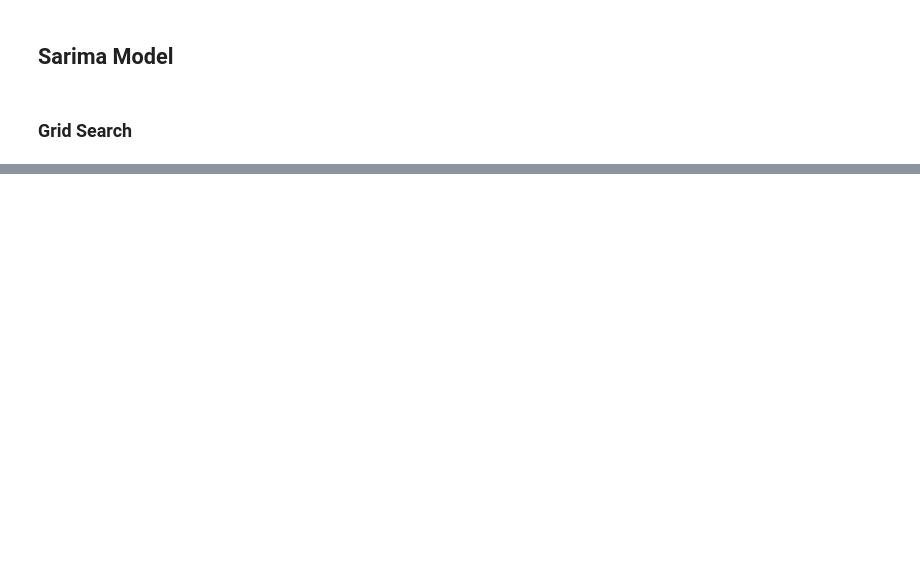
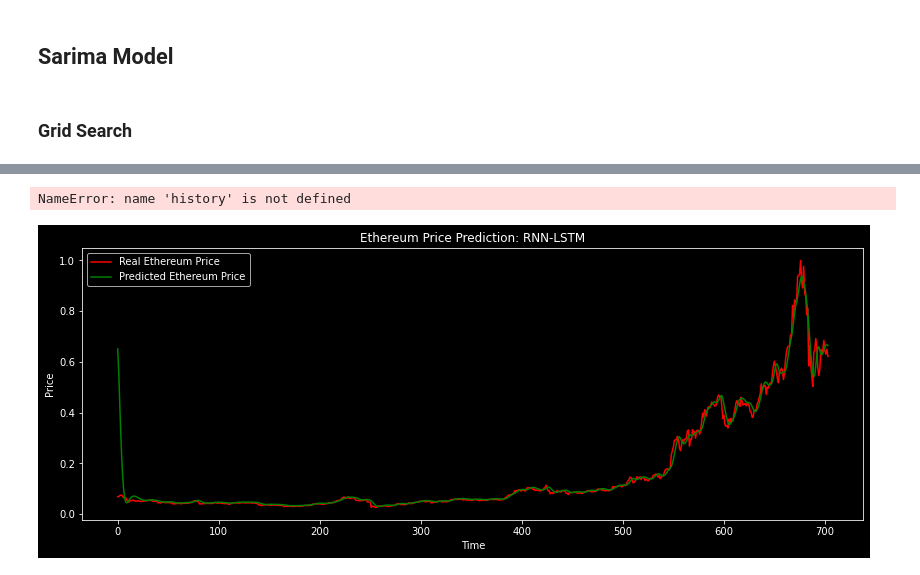
Before and after one commit to CamLadd/Ethereum_forecasting, a Jupyter notebook: model_testing.ipynb, the cells around one changed output, grey strips where cells are left out. Drawn from its saved outputs; the diff is of its cells as text; code cells hidden in the pictures; blank space fills up the shorter version.

```diff
--- a/model_testing.ipynb
+++ b/model_testing.ipynb
@@ -599,0 +673,9 @@ The Sarima RMSE for the Dynamic Forecast is 945.51
+# %%
+x_train = []
+y_train = []
+for i in range(60, scaled_training_df.shape[0]):
+    x_train.append(scaled_training_df[i-60:i])
+    y_train.append(scaled_training_df[i,0])
+
+x_train, y_train = np.array(x_train), np.array(y_train)
+x_train.shape
@@ -599,0 +692,12 @@ The Sarima RMSE for the Dynamic Forecast is 945.51
+# %%
+model = Sequential()
+model.add(LSTM(units=50, return_sequences=True,input_shape=(60, 4)))
+model.add(Dropout(0.2))
+model.add(LSTM(units=50, return_sequences=True))
+model.add(Dropout(0.2))
+model.add(LSTM(units=50))
+model.add(Dropout(0.2))
+model.add(Dense(units=1))
+model.compile(optimizer='adam', loss='mean_squared_error')
+model.summary()
+boom = model.fit(x_train, y_train, epochs=25, batch_size=32, validation_split=0.1)
@@ -599,0 +722,37 @@ The Sarima RMSE for the Dynamic Forecast is 945.51
+# %%
+loss = boom.history['loss']
+val_loss = history.history['val_loss']
+epochs = range(len(loss))
+plt.figure()
+plt.plot(epochs, loss, 'b', label='Training loss')
+plt.title("Training and Validation Loss")
+plt.legend()
+plt.show()
+# %% [output]
+NameError: name 'history' is not defined
+# %%
+part_60_days = test_data.tail(60)
+df_60 = part_60_days.append(test_data, ignore_index = True)
+df_60 = df_60.drop(['Date', 'Volume', 'MarketCap'], axis = 1)
+actual = ms.transform(df_60)
+
+x_test = []
+y_test = []
+
+for i in range(60, actual.shape[0]):
+    x_test.append(actual[i-60:i])
+    y_test.append(actual[i, 0])
+x_test, y_test = np.array(x_test), np.array(y_test)
+Y_pred = model.predict(x_test)
+
+
+plt.figure(figsize=(14,5))
+plt.plot(y_test, color = 'red', label = 'Real Ethereum Price')
+plt.plot(Y_pred, color = 'green', label = 'Predicted Ethereum Price')
+plt.title('Ethereum Price Prediction: RNN-LSTM')
+plt.xlabel('Time')
+plt.ylabel('Price')
+plt.legend()
+plt.show()
+# %% [output]
+[figure, added]
```
Also changed, not shown: parts of 40 cells of this notebook.
